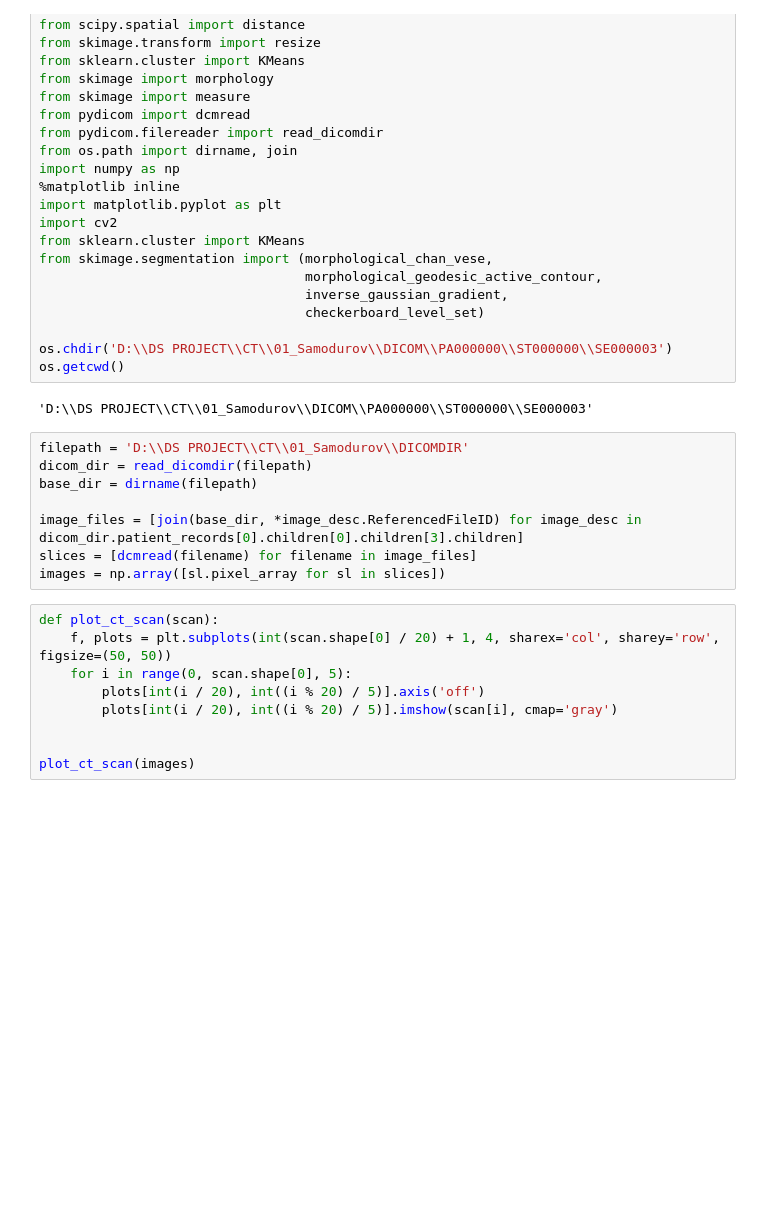
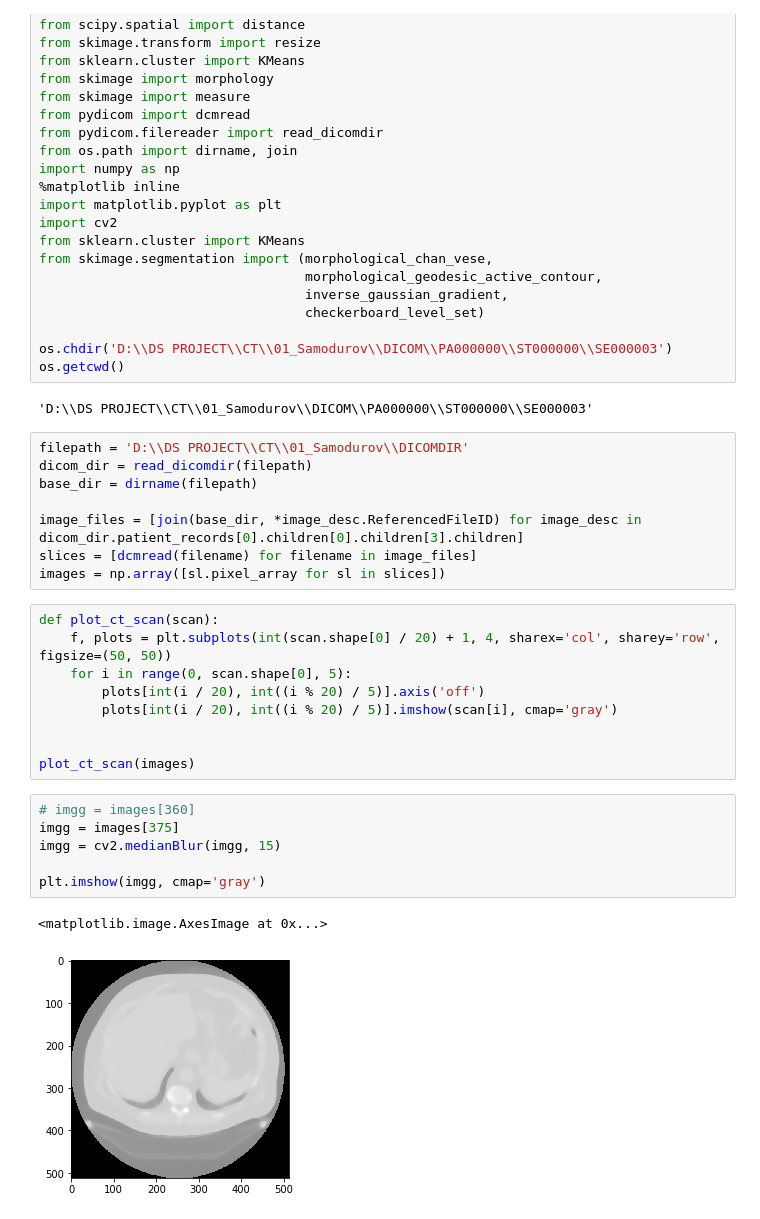
Before and after one commit to IUCVLab/ctscan, a Jupyter notebook: Aorta Segmentation of CT scan Images.ipynb, the cells around one changed output. Saved outputs shown, nothing was run; the diff lists cells and outputs as text; blank space fills up the shorter version.

```diff
--- a/Aorta Segmentation of CT scan Images.ipynb
+++ b/Aorta Segmentation of CT scan Images.ipynb
@@ -48,3 +48,12 @@ def plot_ct_scan(scan):
 
 
 plot_ct_scan(images)
+# %%
+# imgg = images[360]
+imgg = images[375]
+imgg = cv2.medianBlur(imgg, 15)
+
+plt.imshow(imgg, cmap='gray')
+# %% [output]
+<matplotlib.image.AxesImage at 0x...>
+[figure, added]
```
Also changed, not shown: parts of 11 cells of this notebook.
